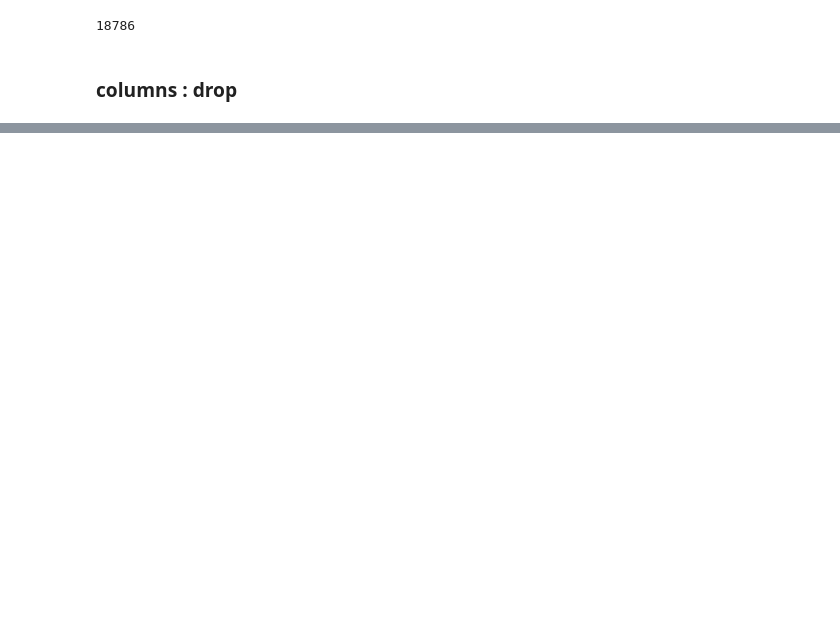
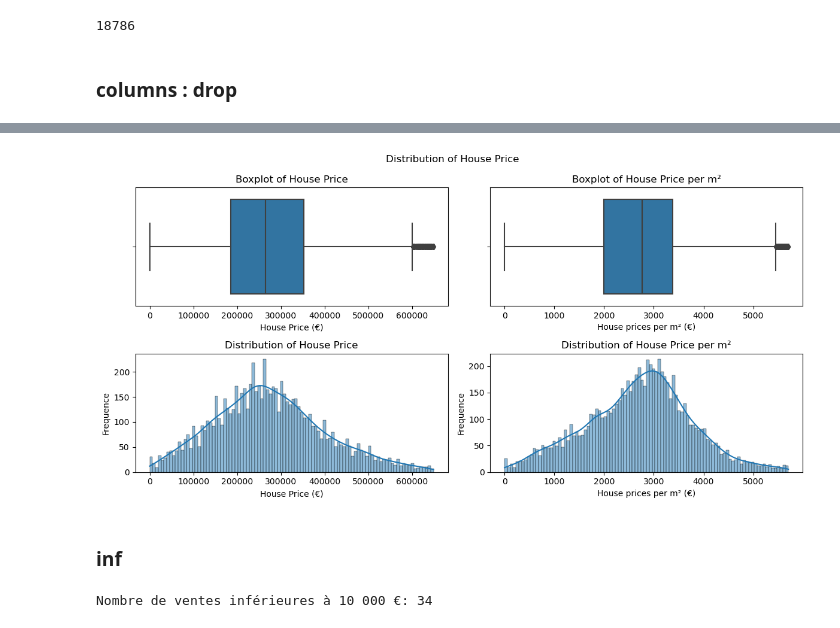
Before and after one commit to MelanieP31/Project_ML_HousePrice, a Jupyter notebook: House_Price_Toulouse/test1.ipynb, the cells around one changed output, grey strips where cells are left out. Saved outputs shown, nothing was run; the diff lists cells and outputs as text; code cells hidden in the pictures; blank space fills up the shorter version.

```diff
--- a/House_Price_Toulouse/test1.ipynb
+++ b/House_Price_Toulouse/test1.ipynb
@@ -357,0 +232,8 @@ sns.scatterplot(data=df_maison_31600, x='surface_reelle_bati',y='valeur_fonciere
+# %%
+outliers_valeur_fonciere = pd.DataFrame(find_outliers(df_house['valeur_fonciere']))
+outliers_prix_mcarre = pd.DataFrame(find_outliers(df_house['prix_mcarre']))
+# %%
+index_outliers_valeur_fonciere = outliers_valeur_fonciere.index
+index_outliers_prix_mcarre = outliers_prix_mcarre.index
+# %%
+drop_indices = index_outliers_valeur_fonciere.union(index_outliers_prix_mcarre)
@@ -357,0 +248,39 @@ sns.scatterplot(data=df_maison_31600, x='surface_reelle_bati',y='valeur_fonciere
+# %%
+df_house_cleaned = df_house.drop(index=drop_indices)
+# %%
+fig, axes = plt.subplots(2,2,figsize=(12, 6))
+
+sns.boxplot(x=df_house_cleaned['valeur_fonciere'], ax=axes[0][0])
+axes[0][0].set_xlabel('House Price (€)')
+axes[0][0].set_title('Boxplot of House Price')
+
+
+sns.boxplot(x=df_house_cleaned['prix_mcarre'], ax=axes[0][1])
+axes[0][1].set_xlabel('House prices per m² (€)')
+axes[0][1].set_title('Boxplot of House Price per m²')
+
+
+sns.histplot(df_house_cleaned['valeur_fonciere'], bins=100, kde=True,ax=axes[1][0])
+axes[1][0].set_xlabel('House Price (€)')
+axes[1][0].set_ylabel('Frequence')
+axes[1][0].set_title('Distribution of House Price')
+
+
+sns.histplot(df_house_cleaned['prix_mcarre'], bins=100, kde=True,ax=axes[1][1])
+axes[1][1].set_xlabel('House prices per m² (€)')
+axes[1][1].set_ylabel('Frequence')
+axes[1][1].set_title('Distribution of House Price per m²')
+
+
+fig.suptitle('Distribution of House Price')
+plt.tight_layout()
+plt.show()
+# %% [output]
+[figure, added]
+# %% [markdown]
+### inf
+# %%
+count_below_10000 = len(df_house_cleaned[df_house_cleaned['valeur_fonciere'] < 10000])
+print(f"Nombre de ventes inférieures à 10 000 €: {count_below_10000}")
+# %% [output]
+Nombre de ventes inférieures à 10 000 €: 34
```
Also changed, not shown: parts of 147 cells of this notebook, 7 other files.
